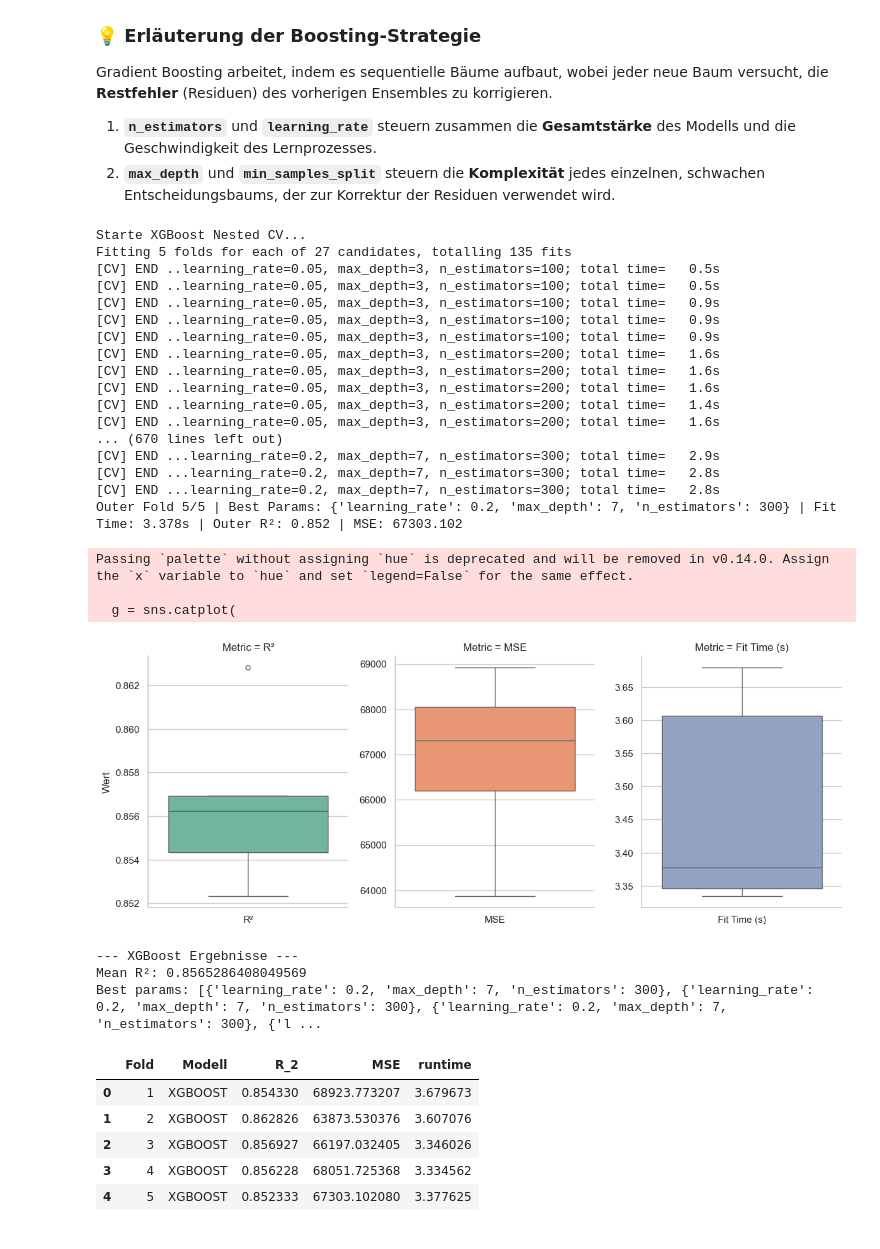
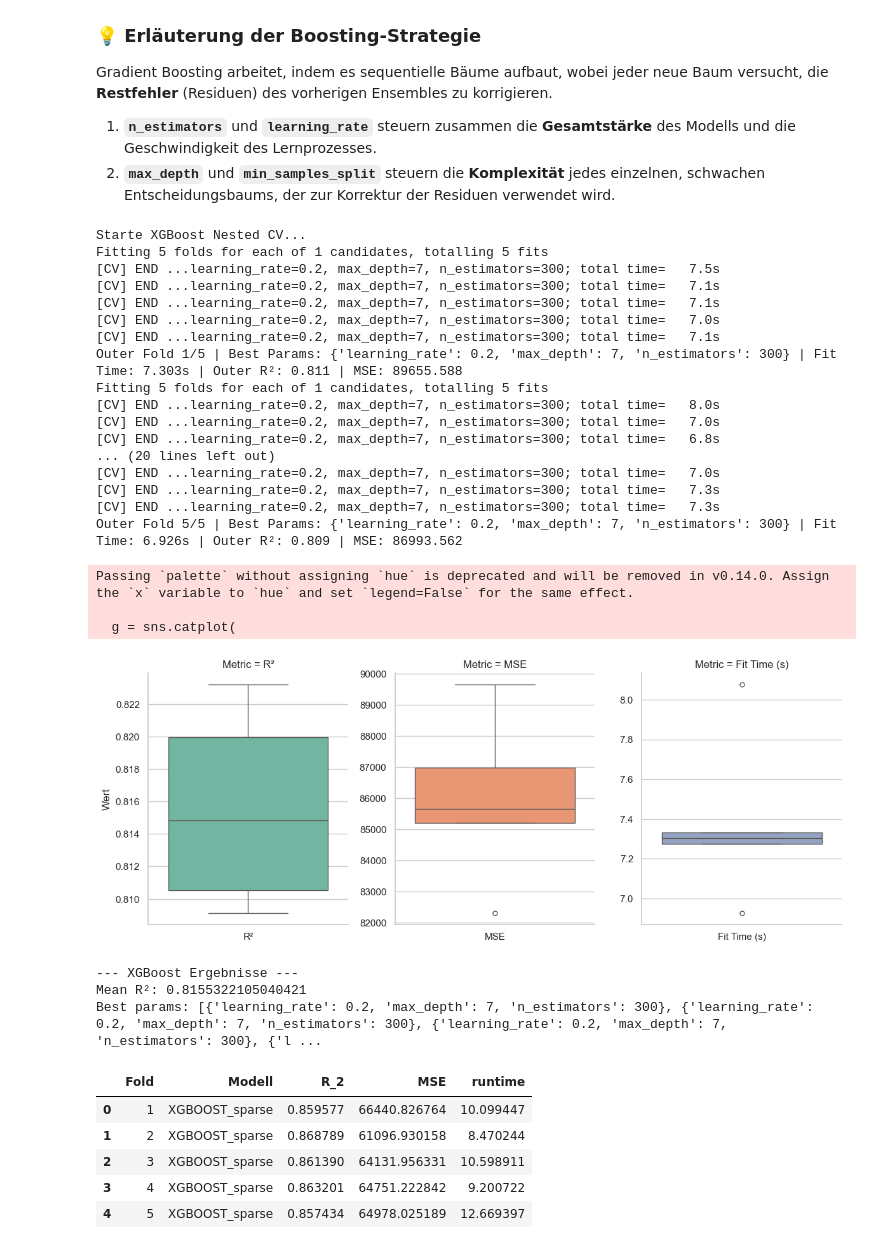
Before and after one commit to FelixFritz02/DataProject-WS-25-26, a Jupyter notebook: gradientboosting.ipynb, the cells around one changed output. Cells and saved outputs as stored; diff of their text form; code cells hidden in the pictures.

```diff
--- a/gradientboosting.ipynb
+++ b/gradientboosting.ipynb
@@ -32,0 +29,18 @@ Index(['bathrooms', 'bedrooms', 'has_photo', 'square_feet', 'latitude',
+# %%
+import pandas as pd
+from sklearn.preprocessing import StandardScaler
+
+data = pd.read_csv("preprocessed_apartment_rentals_no_state_dummies_nocluster.csv")
+
+# Features und Ziel
+X = data[["square_feet", "state", "cityname", "bedrooms", "bathrooms"]]
+y = data["price"]
+
+# Numerische Spalten
+num_cols = X.select_dtypes(include=["int64", "float64"]).columns
+
+# Skalieren
+scaler = StandardScaler()
+X[num_cols] = scaler.fit_transform(X[num_cols])
+X["state"] = X["state"].astype("category")
+X["cityname"] = X["cityname"].astype("category")
@@ -59,69 +89,81 @@ import xgboost as xgb
 xgb_model = xgb.XGBRegressor(
     objective='reg:squarederror',
     random_state=42,
-    n_jobs=-1  # alle CPU-Kerne nutzen
+    n_jobs=-1,
+    enable_categorical=True
+    # alle CPU-Kerne nutzen
 )
 
 # Hyperparameter-Grid
 xgb_params = {
     "n_estimators": [100, 200, 300],
     "max_depth": [3, 5, 7],
     "learning_rate": [0.05, 0.1, 0.2],
+    #"subsample": [0.8, 1.0],
+    #"colsample_bytree": [0.8, 1.0],
+    #"gamma": [0, 1],  # Minimum Loss Reduction
+    #"reg_alpha": [0, 0.1],  # L1 Regularisierung
+    #"reg_lambda": [1, 5]    # L2 Regularisierung
+}
+xgb_params =  {
+    "n_estimators": [300],
+    "max_depth": [7],
+    "learning_rate": [0.2],
     #"subsample": [0.8, 1.0],
     #"colsample_bytree": [0.8, 1.0],
     #"gamma": [0, 1],  # Minimum Loss Reduction
     #"reg_alpha": [0, 0.1],  # L1 Regularisierung
     #"reg_lambda": [1, 5]    # L2 Regularisierung
 }
 
 xgb_cv = NestedCVRegressor(xgb_model, xgb_params)
 
 print("Starte XGBoost Nested CV...")
 xgb_cv.run(X, y, output=True)
 
 xgb_cv.plot_scores("XGBoost Nested CV")
 
 print("\n--- XGBoost Ergebnisse ---")
 print("Mean R²:", xgb_cv.get_mean_r2())
 print("Best params:", xgb_cv.get_best_params())
 # %% [output]
 Starte XGBoost Nested CV...
-Fitting 5 folds for each of 27 candidates, totalling 135 fits
-[CV] END ..learning_rate=0.05, max_depth=3, n_estimators=100; total time=   0.5s
-[CV] END ..learning_rate=0.05, max_depth=3, n_estimators=100; total time=   0.5s
-[CV] END ..learning_rate=0.05, max_depth=3, n_estimators=100; total time=   0.9s
-[CV] END ..learning_rate=0.05, max_depth=3, n_estimators=100; total time=   0.9s
-[CV] END ..learning_rate=0.05, max_depth=3, n_estimators=100; total time=   0.9s
-[CV] END ..learning_rate=0.05, max_depth=3, n_estimators=200; total time=   1.6s
-[CV] END ..learning_rate=0.05, max_depth=3, n_estimators=200; total time=   1.6s
-[CV] END ..learning_rate=0.05, max_depth=3, n_estimators=200; total time=   1.6s
-[CV] END ..learning_rate=0.05, max_depth=3, n_estimators=200; total time=   1.4s
-[CV] END ..learning_rate=0.05, max_depth=3, n_estimators=200; total time=   1.6s
-... (670 lines left out)
-[CV] END ...learning_rate=0.2, max_depth=7, n_estimators=300; total time=   2.9s
-[CV] END ...learning_rate=0.2, max_depth=7, n_estimators=300; total time=   2.8s
-[CV] END ...learning_rate=0.2, max_depth=7, n_estimators=300; total time=   2.8s
-Outer Fold 5/5 | Best Params: {'learning_rate': 0.2, 'max_depth': 7, 'n_estimators': 300} | Fit Time: 3.378s | Outer R²: 0.852 | MSE: 67303.102
+Fitting 5 folds for each of 1 candidates, totalling 5 fits
+[CV] END ...learning_rate=0.2, max_depth=7, n_estimators=300; total time=   7.5s
+[CV] END ...learning_rate=0.2, max_depth=7, n_estimators=300; total time=   7.1s
+[CV] END ...learning_rate=0.2, max_depth=7, n_estimators=300; total time=   7.1s
+[CV] END ...learning_rate=0.2, max_depth=7, n_estimators=300; total time=   7.0s
+[CV] END ...learning_rate=0.2, max_depth=7, n_estimators=300; total time=   7.1s
+Outer Fold 1/5 | Best Params: {'learning_rate': 0.2, 'max_depth': 7, 'n_estimators': 300} | Fit Time: 7.303s | Outer R²: 0.811 | MSE: 89655.588
+Fitting 5 folds for each of 1 candidates, totalling 5 fits
+[CV] END ...learning_rate=0.2, max_depth=7, n_estimators=300; total time=   8.0s
+[CV] END ...learning_rate=0.2, max_depth=7, n_estimators=300; total time=   7.0s
+[CV] END ...learning_rate=0.2, max_depth=7, n_estimators=300; total time=   6.8s
+... (20 lines left out)
+[CV] END ...learning_rate=0.2, max_depth=7, n_estimators=300; total time=   7.0s
+[CV] END ...learning_rate=0.2, max_depth=7, n_estimators=300; total time=   7.3s
+[CV] END ...learning_rate=0.2, max_depth=7, n_estimators=300; total time=   7.3s
+Outer Fold 5/5 | Best Params: {'learning_rate': 0.2, 'max_depth': 7, 'n_estimators': 300} | Fit Time: 6.926s | Outer R²: 0.809 | MSE: 86993.562
 Passing `palette` without assigning `hue` is deprecated and will be removed in v0.14.0. Assign the `x` variable to `hue` and set `legend=False` for the same effect.
 
   g = sns.catplot(
-[figure, old version]
+[figure, new version]
 --- XGBoost Ergebnisse ---
-Mean R²: 0.8565286408049569
+Mean R²: 0.8155322105040421
 Best params: [{'learning_rate': 0.2, 'max_depth': 7, 'n_estimators': 300}, {'learning_rate': 0.2, 'max_depth': 7, 'n_estimators': 300}, {'learning_rate': 0.2, 'max_depth': 7, 'n_estimators': 300}, {'l ...
 # %%
 number_outer_cv_splits = 5
 model_evaluation = pd.DataFrame({"Fold": range(1, number_outer_cv_splits+1)})
-model_evaluation['Modell'] = ['XGBOOST'] * number_outer_cv_splits
+model_evaluation['Modell'] = ['XGBOOST_sparse'] * number_outer_cv_splits
 model_evaluation['R_2'] = xgb_cv.get_r2_scores()
 model_evaluation['MSE'] = xgb_cv.get_mse_scores()
 model_evaluation["runtime"] = xgb_cv.get_fit_times()
 model_evaluation
 # %% [output]
 |  | Fold | Modell | R_2 | MSE | runtime |
-| 0 | 1 | XGBOOST | 0.854330 | 68923.773207 | 3.679673 |
-| 1 | 2 | XGBOOST | 0.862826 | 63873.530376 | 3.607076 |
-| 2 | 3 | XGBOOST | 0.856927 | 66197.032405 | 3.346026 |
-| 3 | 4 | XGBOOST | 0.856228 | 68051.725368 | 3.334562 |
-| 4 | 5 | XGBOOST | 0.852333 | 67303.102080 | 3.377625 |
+| 0 | 1 | XGBOOST_sparse | 0.859577 | 66440.826764 | 10.099447 |
+| 1 | 2 | XGBOOST_sparse | 0.868789 | 61096.930158 | 8.470244 |
+| 2 | 3 | XGBOOST_sparse | 0.861390 | 64131.956331 | 10.598911 |
+| 3 | 4 | XGBOOST_sparse | 0.863201 | 64751.222842 | 9.200722 |
+| 4 | 5 | XGBOOST_sparse | 0.857434 | 64978.025189 | 12.669397 |
 # %%
```
Also changed, not shown: parts of 7 cells of this notebook, 7 other files.
